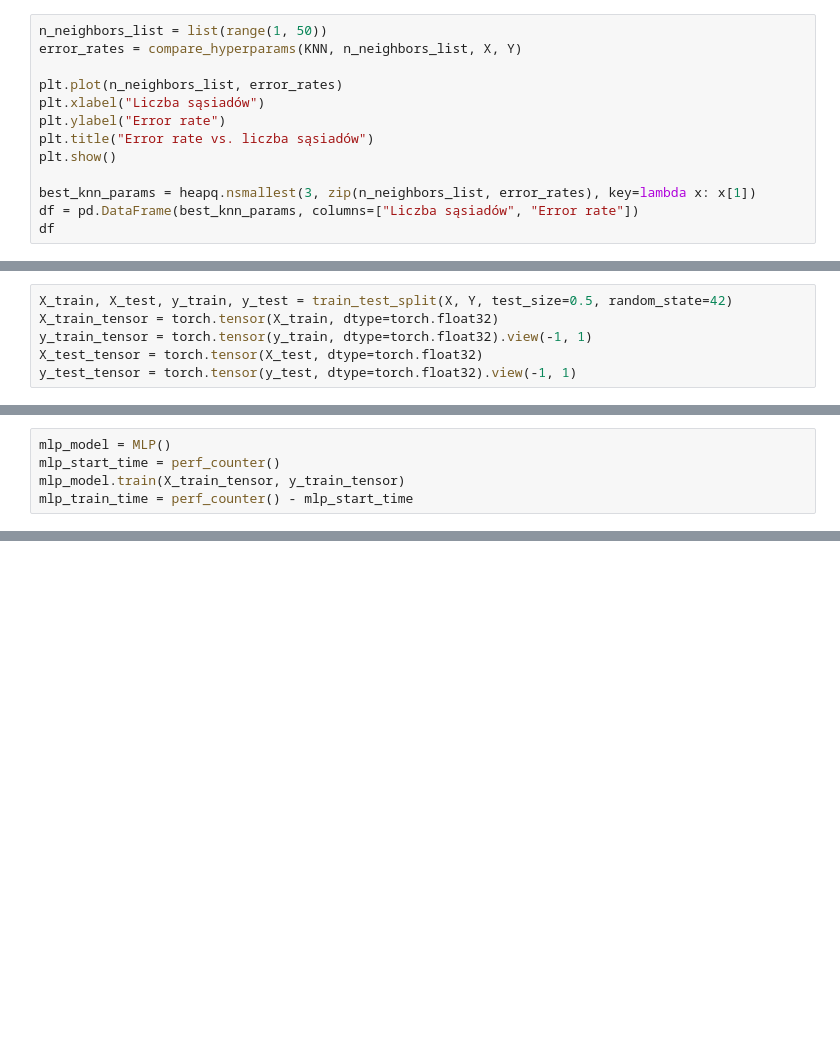
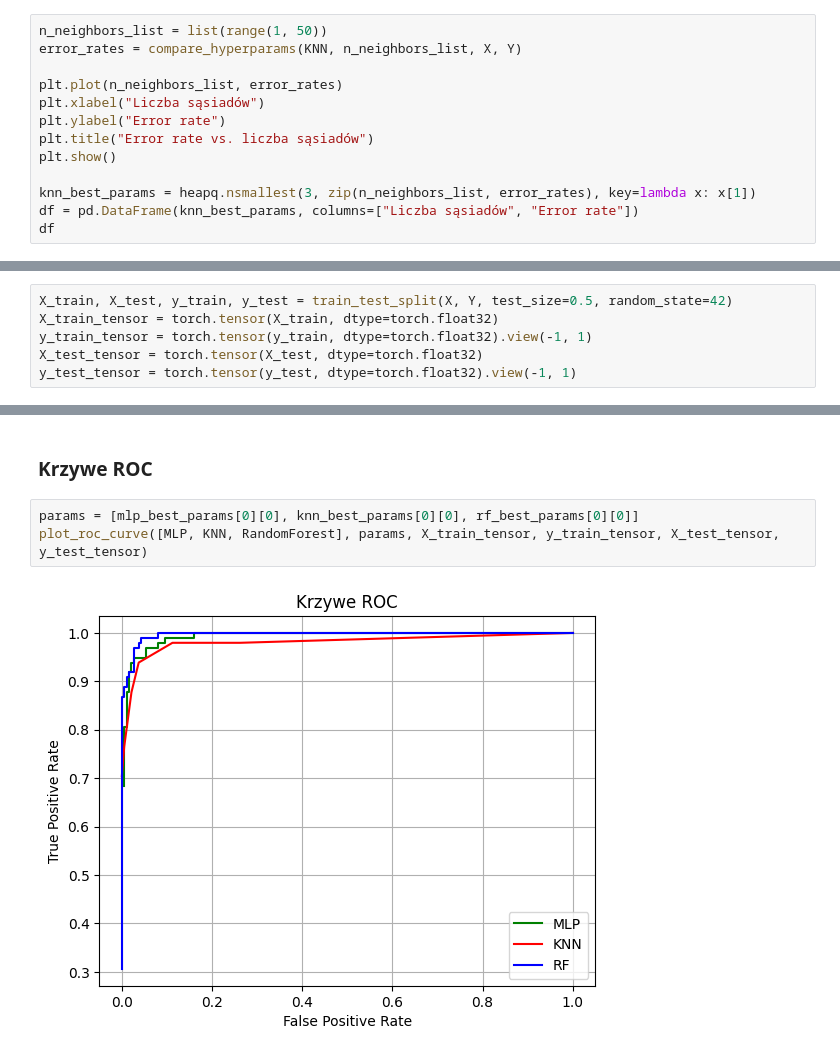
Before and after one commit to mbo009/UMA-Projekt, a Jupyter notebook: docs/main.ipynb, the cells around one changed output, grey strips where cells are left out. Drawn from its saved outputs; the diff is of its cells as text; blank space fills up the shorter version.

```diff
--- a/docs/main.ipynb
+++ b/docs/main.ipynb
@@ -64,8 +144,8 @@ plt.ylabel("Error rate")
 plt.title("Error rate vs. liczba sąsiadów")
 plt.show()
 
-best_knn_params = heapq.nsmallest(3, zip(n_neighbors_list, error_rates), key=lambda x: x[1])
-df = pd.DataFrame(best_knn_params, columns=["Liczba sąsiadów", "Error rate"])
+knn_best_params = heapq.nsmallest(3, zip(n_neighbors_list, error_rates), key=lambda x: x[1])
+df = pd.DataFrame(knn_best_params, columns=["Liczba sąsiadów", "Error rate"])
 df
 # %% [output]
 [figure]
@@ -109,5 +198,0 @@ y_test_tensor = torch.tensor(y_test, dtype=torch.float32).view(-1, 1)
-# %%
-mlp_model = MLP()
-mlp_start_time = perf_counter()
-mlp_model.train(X_train_tensor, y_train_tensor)
-mlp_train_time = perf_counter() - mlp_start_time
@@ -158,0 +286,7 @@ NameError: name 'model' is not defined
+# %% [markdown]
+### Krzywe ROC
+# %%
+params = [mlp_best_params[0][0], knn_best_params[0][0], rf_best_params[0][0]]
+plot_roc_curve([MLP, KNN, RandomForest], params, X_train_tensor, y_train_tensor, X_test_tensor, y_test_tensor)
+# %% [output]
+[figure, added]
```
Also changed, not shown: parts of 32 cells of this notebook, 2 other files.
